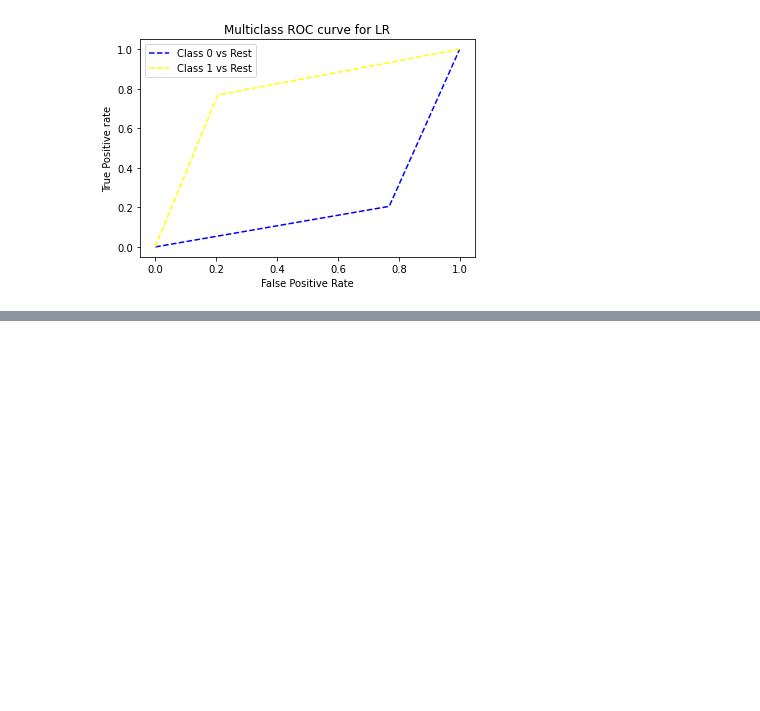
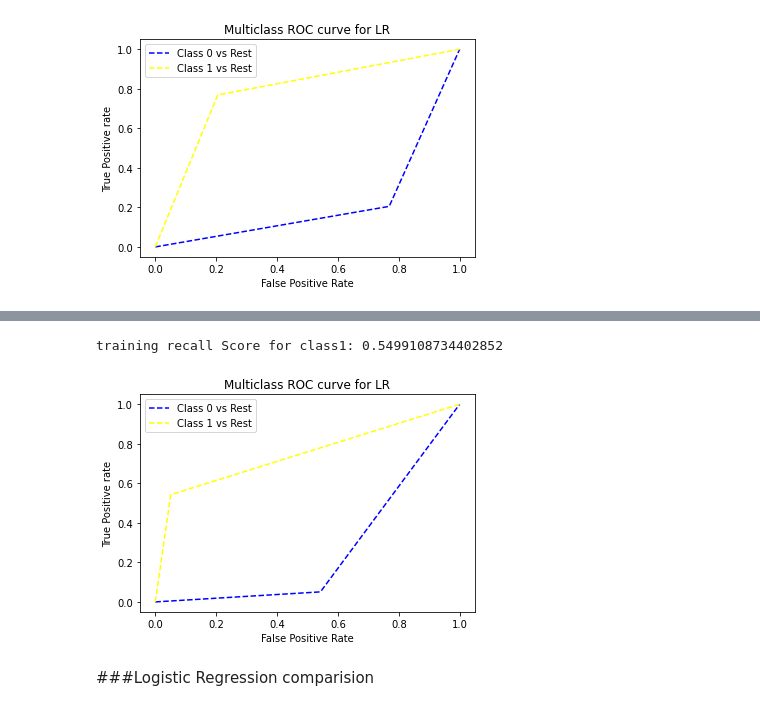
Before and after one commit to divya-medarametla/CMPE-255-Credit_Hazard-Forecasting, a Jupyter notebook: CMPE_255_Final.ipynb, the cells around one changed output, grey strips where cells are left out. Saved outputs shown, nothing was run; the diff lists cells and outputs as text; code cells hidden in the pictures; blank space fills up the shorter version.

Commit message:
Log Reg with selected features and comparision of all log reg models

```diff
--- a/CMPE_255_Final.ipynb
+++ b/CMPE_255_Final.ipynb
@@ -965,0 +968,2 @@ roc(y_test, y_prediction)
+# %%
+grid_result = LR(featureSelectedTrain, y_train)
@@ -965,0 +984,5 @@ roc(y_test, y_prediction)
+# %%
+y_prediction = grid_result.predict(featureSelectedTest)
+scores(y_test, y_prediction)
+LRresult['LR7']= recall_score(y_test, y_prediction, average=None)[1]
+print('testing recall Score for class1:',LRresult['LR7'])
@@ -965,0 +1010,11 @@ roc(y_test, y_prediction)
+# %%
+y_pre = grid_result.predict(featureSelectedTrain)
+print('training recall Score for class1:',recall_score(y_train, y_pre, average=None)[1])
+# %% [output]
+training recall Score for class1: 0.5499108734402852
+# %%
+roc(y_test, y_prediction)
+# %% [output]
+[figure, added]
+# %% [markdown]
+###Logistic Regression comparision
```
Also changed, not shown: parts of 6 cells of this notebook.
